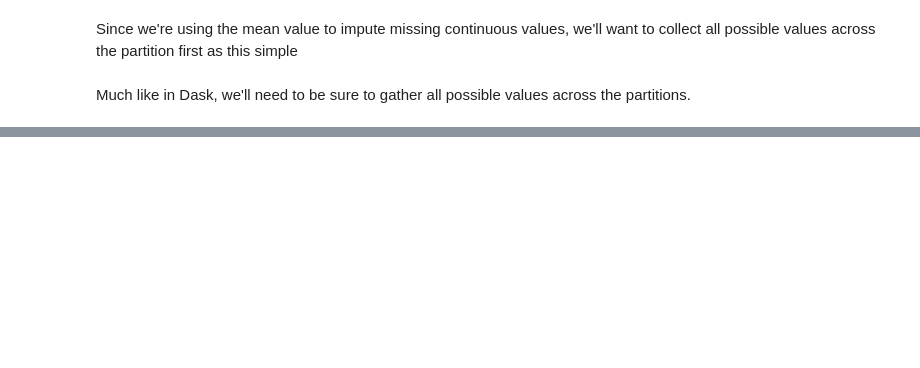
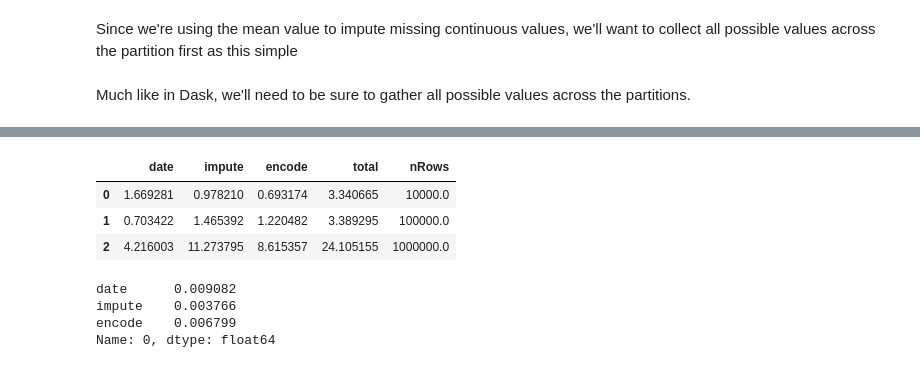
Before and after one commit to ernestk-git/data-scientist-ish, a Jupyter notebook: parallel_preprocessing_comparison.ipynb, the cells around one changed output, grey strips where cells are left out. Drawn from its saved outputs; the diff is of its cells as text; code cells hidden in the pictures; blank space fills up the shorter version.

```diff
--- a/parallel_preprocessing_comparison.ipynb
+++ b/parallel_preprocessing_comparison.ipynb
@@ -142,46 +149,3 @@ def cat_encoder(df, col, dict_enc, unkStr):
     df.loc[:,col] = df.loc[:,col].map(lambda x : dict_enc[x])
 
     return df
-# %%
-results_py = pd.DataFrame(columns = [
-                                     'pd_date',
-                                     'pd_impute',
-                                     'pd_encode',
-                                     'pd_total',
-                                     'nRows',
-                                     'memory'
-                                    ])
-
-# parameters for generating data
-startdate = datetime.date(1900,1,1)
-
-for i,nIter in enumerate(row_range):
-    data = gen_data(nIter, startdate)
-
-    # date features
-    print('Size: %s'% nIter)
-    tmp_ = %timeit -n 1 -r 1 -o date_extractor(data, 'date')
-    out1_ = tmp_.average
-
-    # imputing nulls
-    tmp_ = %timeit -n 1 -r 1 -o impute_null(data, ['c2'])
-    out2_ = tmp_.average
-    tmp_ = %timeit -n 1 -r 1 -o impute_null_cat(data, ['c3'], 'UNK')
-    out2_ += tmp_.average
-
-    # encode cat features
-    tmp_ = %timeit -n 1 -r 1 -o cat_encode_train(data, 'c3', 'UNK')
-    out3_ = tmp_.average
-    dict_ = cat_encode_train(data, 'c3', 'UNK')
-    tmp_ = %timeit -n 1 -r 1 -o cat_encoder(data, 'c3', dict_, 'UNK')
-    out3_ += tmp_.average
-
-    row = {'pd_date':out1_,
-           'pd_impute':out2_,
-           'pd_encode':out3_,
-           'pd_total':out1_ + out2_ + out3_,
-           'nRows':nIter,
-           'memory':data.memory_usage().sum() / 1e6
-          }
-
-    results_py.loc[i] = row
@@ -504,0 +556,7 @@ for i,nIter in enumerate(row_range):
+# %%
+results_sp
+# %% [output]
+|  | date | impute | encode | total | nRows |
+| 0 | 1.669281 | 0.978210 | 0.693174 | 3.340665 | 10000.0 |
+| 1 | 0.703422 | 1.465392 | 1.220482 | 3.389295 | 100000.0 |
+| 2 | 4.216003 | 11.273795 | 8.615357 | 24.105155 | 1000000.0 |
@@ -504,0 +568,7 @@ for i,nIter in enumerate(row_range):
+# %%
+results_py.iloc[0,0:3]
+# %% [output]
+date      0.009082
+impute    0.003766
+encode    0.006799
+Name: 0, dtype: float64
```
Also changed, not shown: parts of 30 cells of this notebook, 1 other file.
